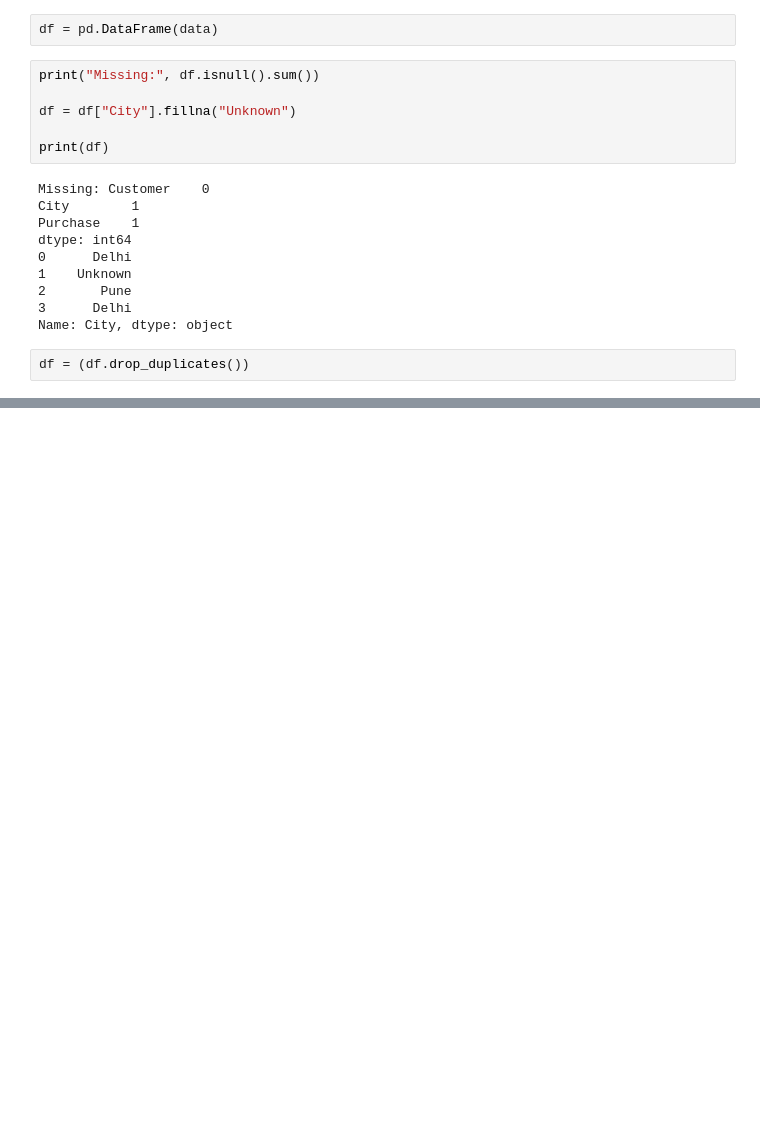
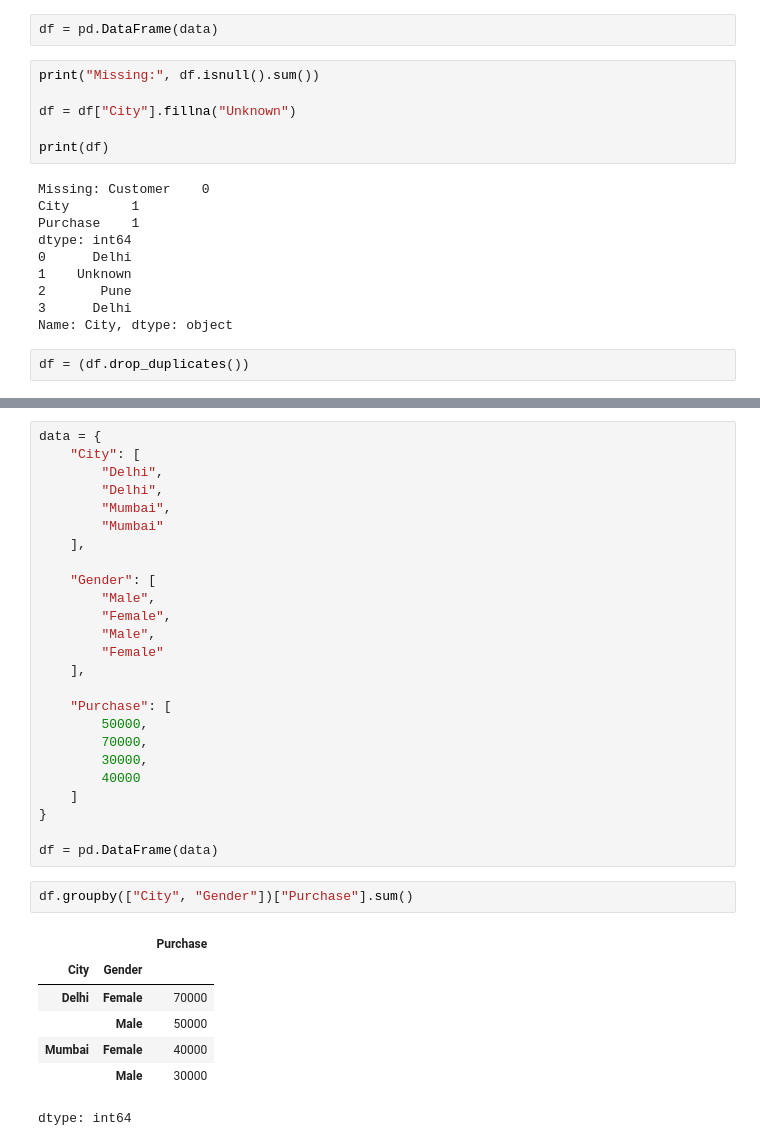
Before and after one commit to Prashantkumartalan43/Exercise, a Jupyter notebook: python_basics_week3.ipynb, the cells around one changed output, grey strips where cells are left out. Drawn from its saved outputs; the diff is of its cells as text; blank space fills up the shorter version.

```diff
--- a/python_basics_week3.ipynb
+++ b/python_basics_week3.ipynb
@@ -695,0 +776,35 @@ df = (df.drop_duplicates())
+# %%
+data = {
+    "City": [
+        "Delhi",
+        "Delhi",
+        "Mumbai",
+        "Mumbai"
+    ],
+
+    "Gender": [
+        "Male",
+        "Female",
+        "Male",
+        "Female"
+    ],
+
+    "Purchase": [
+        50000,
+        70000,
+        30000,
+        40000
+    ]
+}
+
+df = pd.DataFrame(data)
+# %%
+df.groupby(["City", "Gender"])["Purchase"].sum()
+# %% [output]
+|  |  | Purchase |
+| City | Gender |  |
+| Delhi | Female | 70000 |
+|  | Male | 50000 |
+| Mumbai | Female | 40000 |
+|  | Male | 30000 |
+dtype: int64
```
Also changed, not shown: parts of 8 cells of this notebook.
